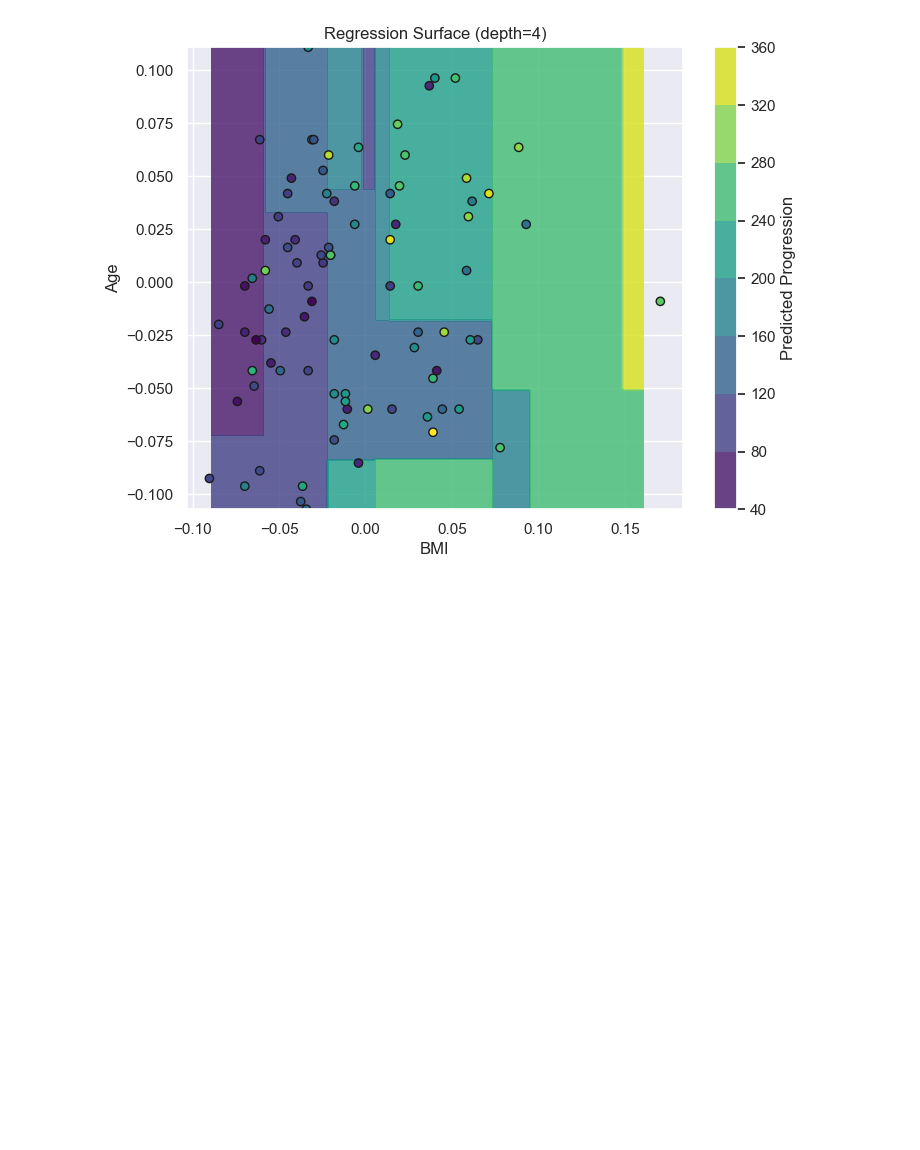
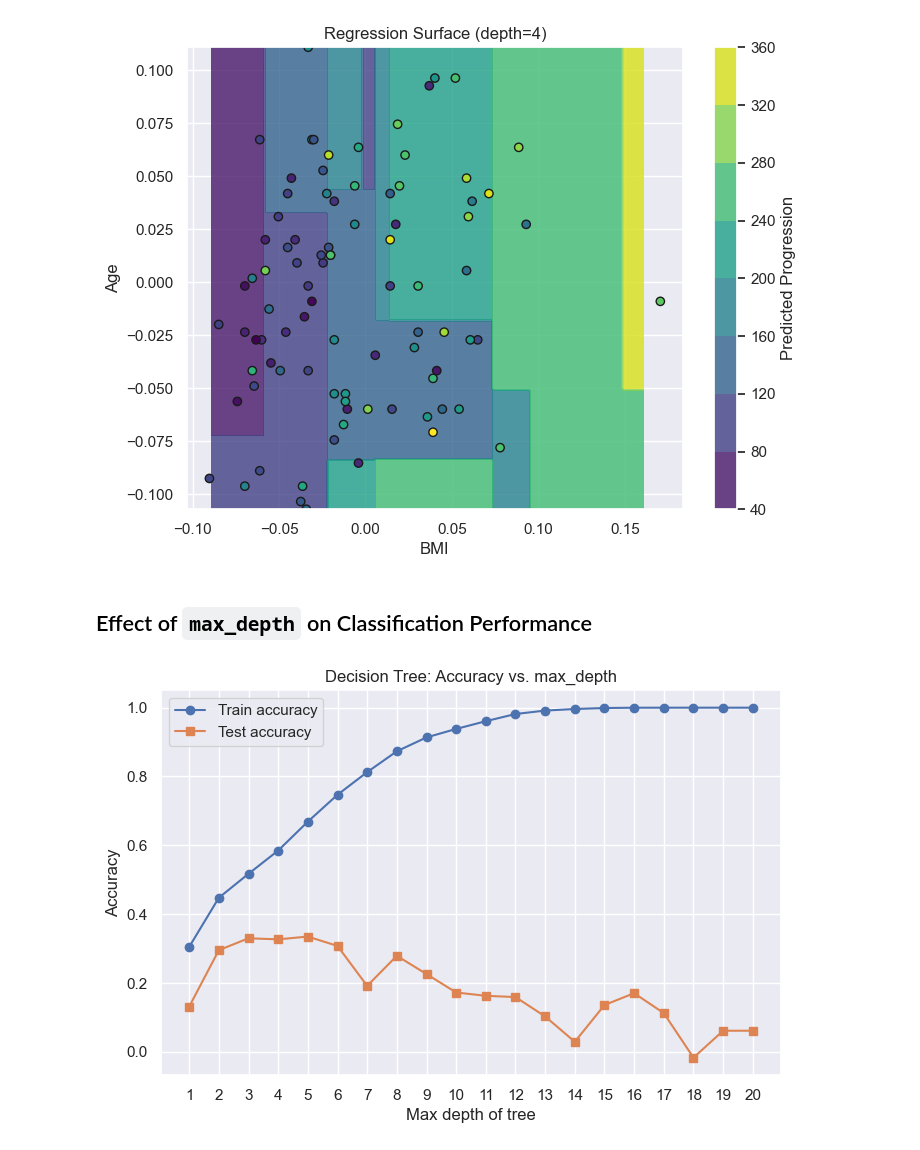
Before and after one commit to t0dd26/CMOR438-Spring-2025, a Jupyter notebook: Supervised ML/Regression/DecisionTreeRegression.ipynb, the cells around one changed output. Saved outputs shown, nothing was run; the diff lists cells and outputs as text; code cells hidden in the pictures; blank space fills up the shorter version.

Commit message:
Tree Reg 3

```diff
--- a/Supervised ML/Regression/DecisionTreeRegression.ipynb
+++ b/Supervised ML/Regression/DecisionTreeRegression.ipynb
@@ -117,3 +117,31 @@ plt.title('Regression Surface (depth=4)')
 plt.show()
 # %% [output]
 [figure]
+# %% [markdown]
+## Effect of `max_depth` on Classification Performance
+# %%
+# Range of depths to try
+depths = list(range(1, 21))
+
+train_acc = []
+test_acc  = []
+
+for d in depths:
+    dt = DecisionTreeRegressor(max_depth=d, random_state=42)
+    dt.fit(X_train, y_train)
+    train_acc.append(dt.score(X_train, y_train))
+    test_acc.append(dt.score(X_test, y_test))
+
+# Plotting
+plt.figure(figsize=(8,5))
+plt.plot(depths, train_acc, marker='o', label='Train accuracy')
+plt.plot(depths, test_acc,  marker='s', label='Test accuracy')
+plt.xlabel('Max depth of tree')
+plt.ylabel('Accuracy')
+plt.title('Decision Tree: Accuracy vs. max_depth')
+plt.xticks(depths)
+plt.legend()
+plt.grid(True)
+plt.show()
+# %% [output]
+[figure, added]
```
Also changed, not shown: parts of 1 cell of this notebook, 1 other file.
